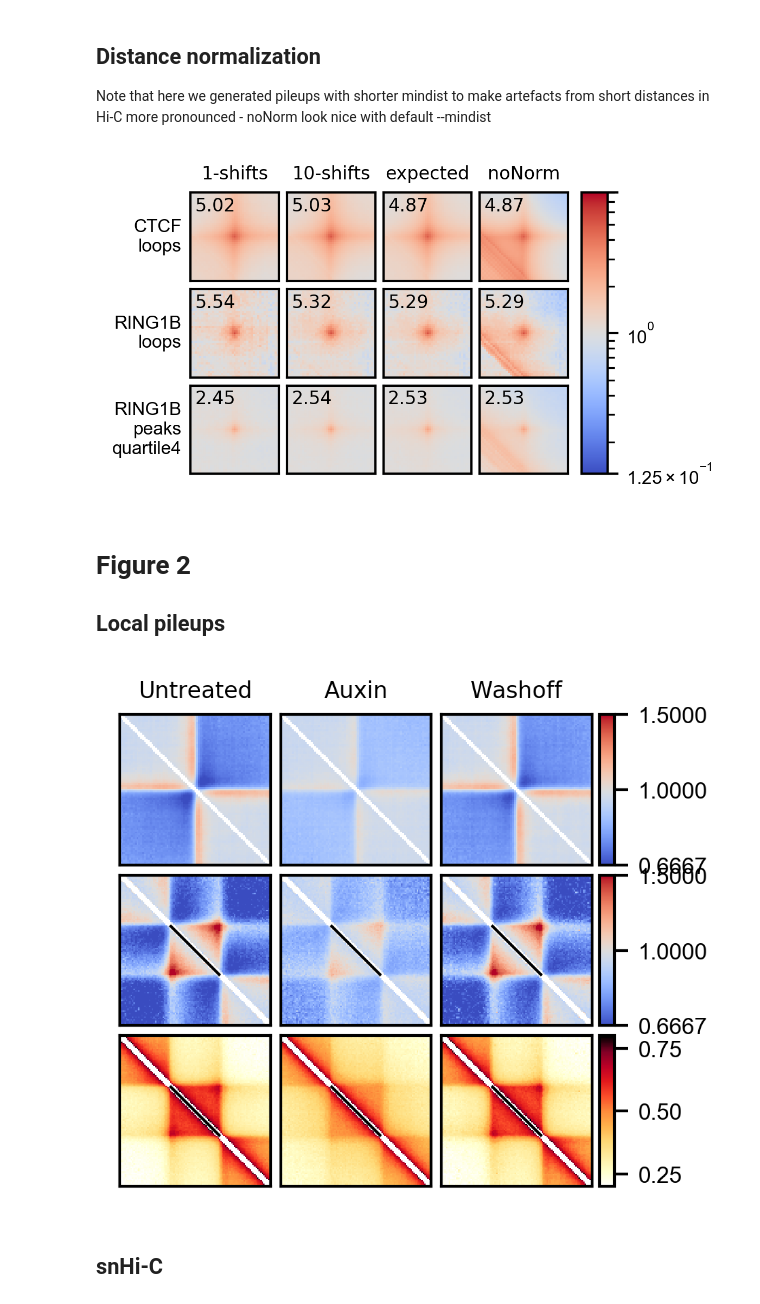
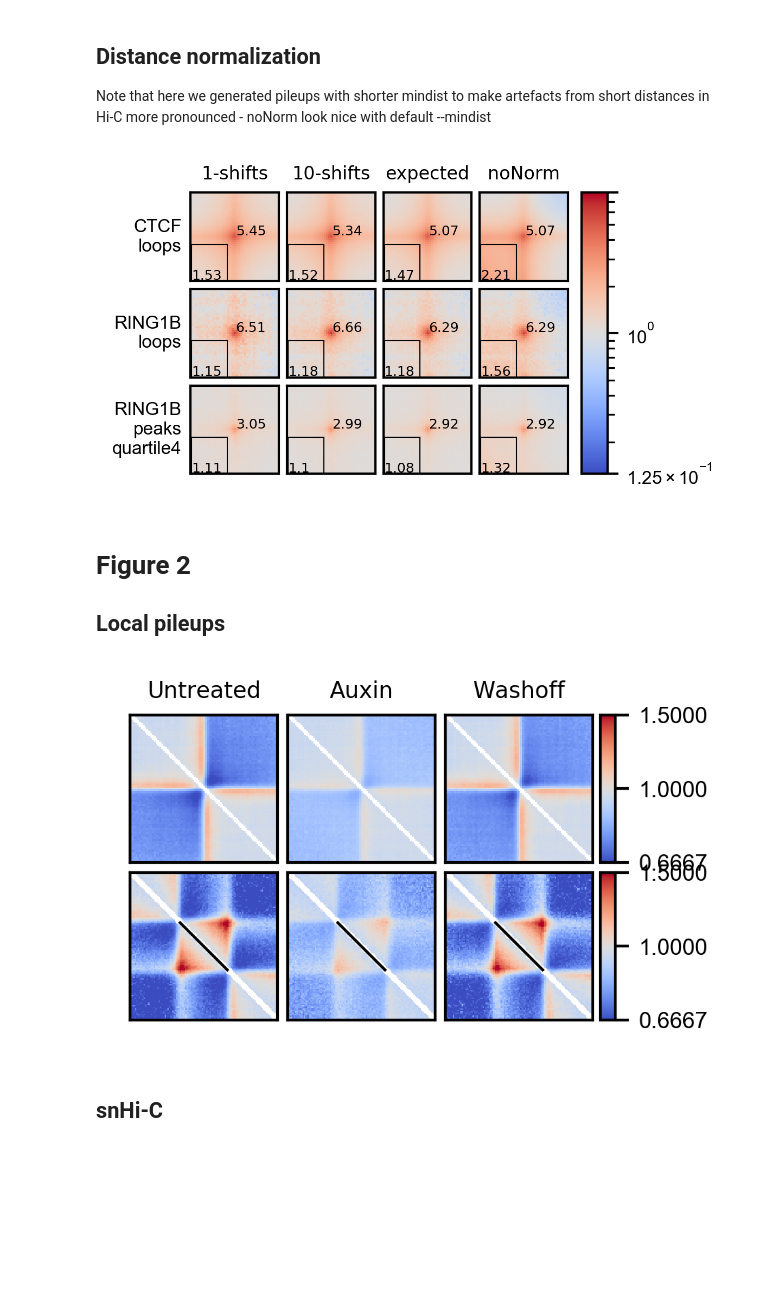
Before and after one commit to Phlya/coolpuppy_paper, a Jupyter notebook: notebook.ipynb, the cells around one changed output. Saved outputs shown, nothing was run; the diff lists cells and outputs as text; code cells hidden in the pictures; blank space fills up the shorter version.

```diff
--- a/notebook.ipynb
+++ b/notebook.ipynb
@@ -121,7 +143,7 @@ for f, cond, bed in zip(files, conds, beds):
 cols = [i for i in list(sorted(set(conds)))]
 rownames = ['CTCF\nloops', 'RING1B\nloops', 'RING1B\npeaks\nquartile4']
 rows = list(sorted(set(beds)))
-f = plt.figure(dpi=300, figsize=(8.4/2.54, 23/3/2.54))
+f = plt.figure(dpi=300, figsize=(8.4/2.54, 2.5))
 grid = ImageGrid(f, 111,  share_all=False,
                  nrows_ncols=(len(rows), len(cols)),
                  direction='column',
@@ -147,9 +169,7 @@ for i, cond in enumerate(cols):
         axarr[n1, n2].set_yticks([], [])
         axarr[n1, n2].set_xticks([], [])
         axarr[n1, n2].set_ylabel(rownames[j], size=8, rotation=0, ha='right', va='center')
-        axarr[n1, n2].text(s=get_enrichment(normCis(data), 1), y=0.95, x=0.05, ha='left', va='top',
-                           size=8,
-                           transform = axarr[n1, n2].transAxes)
+        annotate_enrichment(axarr[n1, n2], normCis(data, 1), 1, size=6)
         make_nice(axarr[n1, n2])
         axarr[n1, 0].set_title(cond.replace('_', '\n'), rotation=0, size=8)
 cb = plt.colorbar(m, grid.cbar_axes[0])
@@ -165,7 +185,7 @@ Note that here we generated pileups with shorter mindist to make artefacts from
 # %%
 files = natsorted(glob.glob('expected/pileups/*.np.txt'))
 names = [f.split('/')[-1] for f in files]
-conds = [f.split('_dist_')[0].split('_')[-1] for f in names]
+conds = [f.split('.np.txt')[0].split('_')[-1] for f in names]
 beds = [f.split('_over_')[1].split(cond)[0] for f, cond in zip(names, conds)]
 
 loops = {}
@@ -202,10 +222,9 @@ for i, cond in enumerate(cols):
         m = axarr[n1, n2].imshow(normCis(data, 1), cmap='coolwarm', norm=LogNorm(vmax=amax, vmin=amin))
         axarr[n1, n2].set_yticks([], [])
         axarr[n1, n2].set_xticks([], [])
-        axarr[n1, n2].set_ylabel(rownames[j], size=8, rotation=0, ha='right', va='center')#bed.replace('_', '\n')
-        axarr[n1, n2].text(s=get_enrichment(normCis(data), 1), y=0.95, x=0.05, ha='left', va='top',
-                           size=8,
-                           transform = axarr[n1, n2].transAxes)
+        axarr[n1, n2].set_ylabel(rownames[j], size=6, rotation=0, ha='right', va='center')#bed.replace('_', '\n')
+        annotate_enrichment(axarr[n1, n2], normCis(data), 1, size=6)
+        annotate_ll_enrichment(axarr[n1, n2], normCis(data), 3, size=6)
         make_nice(axarr[n1, n2])
         axarr[n1, 0].set_title(cond, rotation=0, size=8)
 cb = plt.colorbar(m, grid.cbar_axes[0])
@@ -214,7 +233,7 @@ make_nice(cb.ax)
 plt.savefig('Figure_panels/Fig1B.svg', bbox_inches='tight')
 plt.show()
 # %% [output]
-[figure, old version]
+[figure, new version]
 # %% [markdown]
 # Figure 2
 ## Local pileups
@@ -230,9 +249,9 @@ for f, cond in zip(files, conds):
     loops[cond] = np.loadtxt(f)
 
 cols = ['Untreated', 'Auxin', 'Washoff']
-f = plt.figure(dpi=300, figsize=(3.2, 3.5))
+f = plt.figure(dpi=300, figsize=(3.2, 2.5))
 grid = ImageGrid(f, 111,  share_all=False,
-                 nrows_ncols=(3, len(cols)),
+                 nrows_ncols=(2, len(cols)),
                  direction='column',
                  axes_pad=0.05,
                  add_all=True,
@@ -243,7 +262,7 @@ grid = ImageGrid(f, 111,  share_all=False,
                  cbar_pad="5%",
                  cbar_set_cax=True
                  )
-axarr = np.array(grid).reshape((3, 3))
+axarr = np.array(grid).reshape((3, 2))
 amax = 1.5
 amin = 2**-np.log2(amax)
 cmap = 'coolwarm'
@@ -263,48 +282,48 @@ make_nice(cb.ax)
 
 files = natsorted(glob.glob('local_rescaled/pileups/*.np.txt'))
 names = [f.split('/')[-1] for f in files]
 conds = [f.split('_over_')[0].split('.mm9')[0] for f in names]
 
 loops = {}
 for c in set(conds):
     loops[c] = {}
 for f, cond in zip(files, conds):
     loops[cond] = np.loadtxt(f)
 
-side = np.arange(len(loops['Untreated']))**-0.25
-tad_scaling = toeplitz(side, side)
+# side = np.arange(len(loops['Untreated']))**-0.25
+# tad_scaling = toeplitz(side, side)
 
 for i, cond in enumerate(cols):
     data = loops[cond]
     fill_diagonals(data, 2)
     m = axarr[i, 1].imshow(data, cmap='coolwarm', norm=LogNorm(vmax=amax, vmin=amin), extent=[0, 99, 99, 0])
     axarr[i, 1].set_yticks([], [])
     axarr[i, 1].set_xticks([], [])
 #     axarr[i, 1].set_title(cond.replace('_', '\n'), rotation=0, size='x-small')
     axarr[i, 1].plot([33, 66], [33, 66], color='k', linewidth=1, solid_capstyle='butt')
-    make_nice(axarr[i, 2])
+    make_nice(axarr[i, 1])
 cb = plt.colorbar(m, grid.cbar_axes[1])
 cb.set_ticks([amin, 1, amax])
 cb.ax.minorticks_off()
 cb.ax.yaxis.set_major_formatter(ScalarFormatter())
 make_nice(cb.ax)
 
-for i, cond in enumerate(cols):
-    data = loops[cond]*tad_scaling
-    fill_diagonals(data, 2)
-    m = axarr[i, 2].imshow(data, cmap='fall', vmin=0.2, vmax=0.8, extent=[0, 99, 99, 0])
-    axarr[i, 2].set_yticks([], [])
-    axarr[i, 2].set_xticks([], [])
-    axarr[i, 2].plot([33, 66], [33, 66], color='k', linewidth=1, solid_capstyle='butt')
-    make_nice(axarr[i, 2])
-cb = plt.colorbar(m, grid.cbar_axes[2])
-cb.ax.minorticks_off()
-make_nice(cb.ax)
+# for i, cond in enumerate(cols):
+#     data = loops[cond]*tad_scaling
+#     fill_diagonals(data, 2)
+#     m = axarr[i, 2].imshow(data, cmap='fall', vmin=0.2, vmax=0.8, extent=[0, 99, 99, 0])
+#     axarr[i, 2].set_yticks([], [])
+#     axarr[i, 2].set_xticks([], [])
+#     axarr[i, 2].plot([33, 66], [33, 66], color='k', linewidth=1, solid_capstyle='butt')
+#     make_nice(axarr[i, 2])
+# cb = plt.colorbar(m, grid.cbar_axes[2])
+# cb.ax.minorticks_off()
+# make_nice(cb.ax)
 
 plt.tight_layout()
 plt.savefig('Figure_panels/Fig2AB.svg', bbox_inches='tight', pad_inches=0)
 # %% [output]
-[figure, old version]
+[figure, new version]
 # %% [markdown]
 ## snHi-C
 # %%
```
Also changed, not shown: parts of 12 cells of this notebook, 40 other files.
